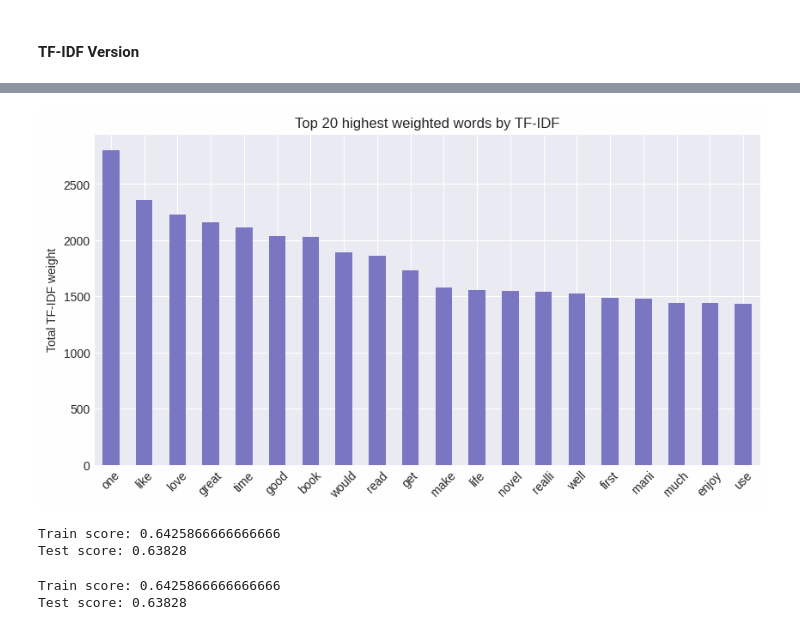
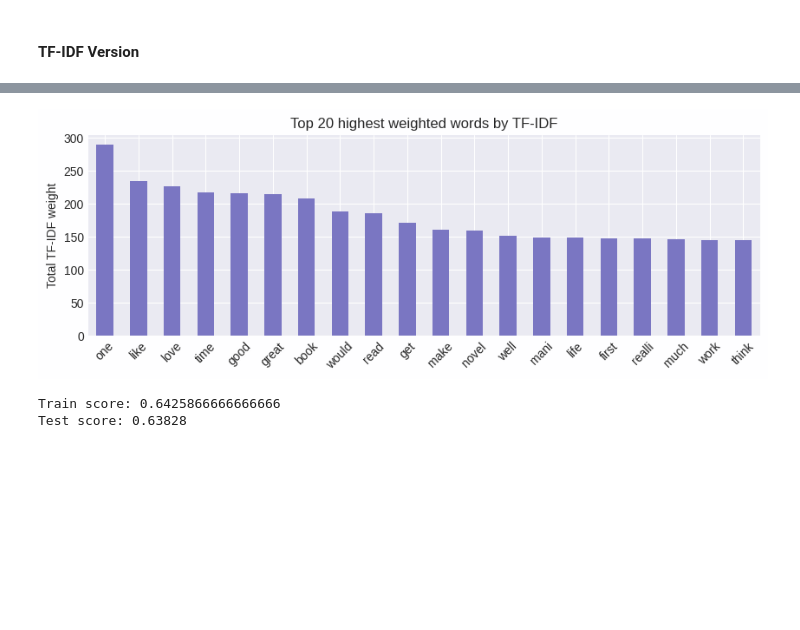
Before and after one commit to sruiz1896/book_rating_predictor, a Jupyter notebook: Notebooks/Text_Data_Analysis.ipynb, the cells around one changed output, grey strips where cells are left out. Cells and saved outputs as stored; diff of their text form; code cells hidden in the pictures; blank space fills up the shorter version.

```diff
--- a/Notebooks/Text_Data_Analysis.ipynb
+++ b/Notebooks/Text_Data_Analysis.ipynb
@@ -165,6 +190,6 @@ For the sake of processing power, only a sample of the data as shown in the code
 # %%
-#Which is my final working dataframe?
-modeling_df = data.sample(n=100000, random_state=18)
+#Which is my current  working dataframe?
+modeling_df = data.sample(n=20000, random_state=18)
 modeling_df
 # %% [output]
 |  | Id | Title | User_id | profileName | review_score | review_summary | review | authors | publishedDate | ... |
@@ -420,13 +443,13 @@ print(tfidf.get_feature_names_out()[800:900])
 # %%
 word_counts = pd.DataFrame(
     {"counts": X_train_transformed_tfidf.toarray().sum(axis=0)},
     index=tfidf.get_feature_names_out()
 ).sort_values("counts", ascending=False)
 
-word_counts.head(20).plot(kind="bar", figsize=(10, 5), legend=False)
+word_counts.head(20).plot(kind="bar", figsize=(10, 3), legend=False)
 plt.title("Top 20 highest weighted words by TF-IDF")
 plt.ylabel("Total TF-IDF weight")
 plt.xticks(rotation=45)
 plt.show()
 # %% [output]
-[figure, old version]
+[figure, new version]
@@ -445,14 +456,3 @@ with open('/content/drive/My Drive/tfidf_fit.pkl', 'wb') as file:
-# %%
-# Fitting a model, without cutom tokenizer
-logreg_tfidf = LogisticRegression(C = 0.1)
-logreg_tfidf.fit(X_train_transformed_tfidf, y_train)
-
-# Training and test score
-print(f"Train score: {logreg_tfidf.score(X_train_transformed_tfidf, y_train)}")
-print(f"Test score: {logreg_tfidf.score(X_test_transformed_tfidf, y_test)}")
-# %% [output]
-Train score: 0.6425866666666666
-Test score: 0.63828
 # %%
 # Fitting a model wit custom tokenizer
 logreg_tfidf_small_sample = LogisticRegression(C = 0.1)
```
Also changed, not shown: parts of 51 cells of this notebook.
